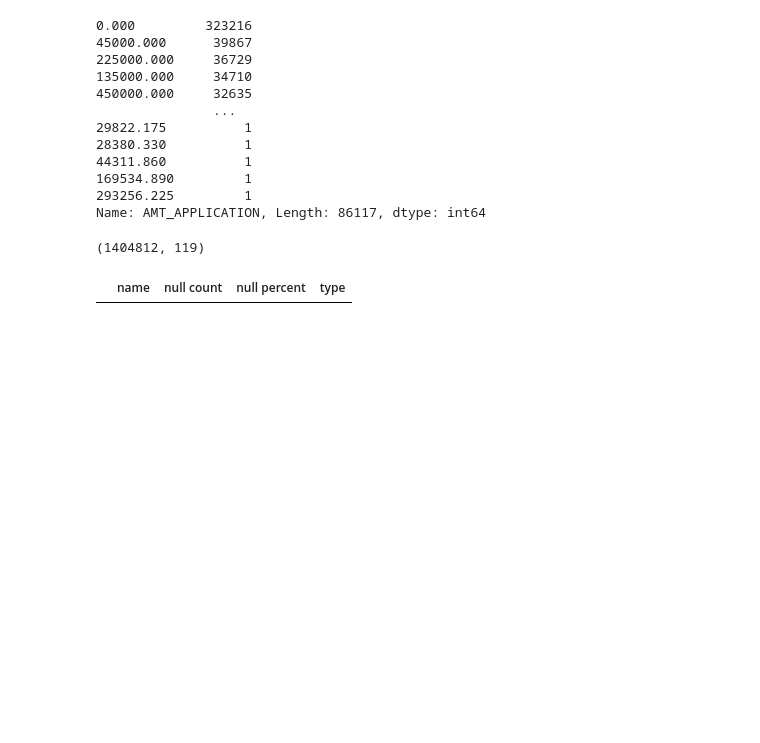
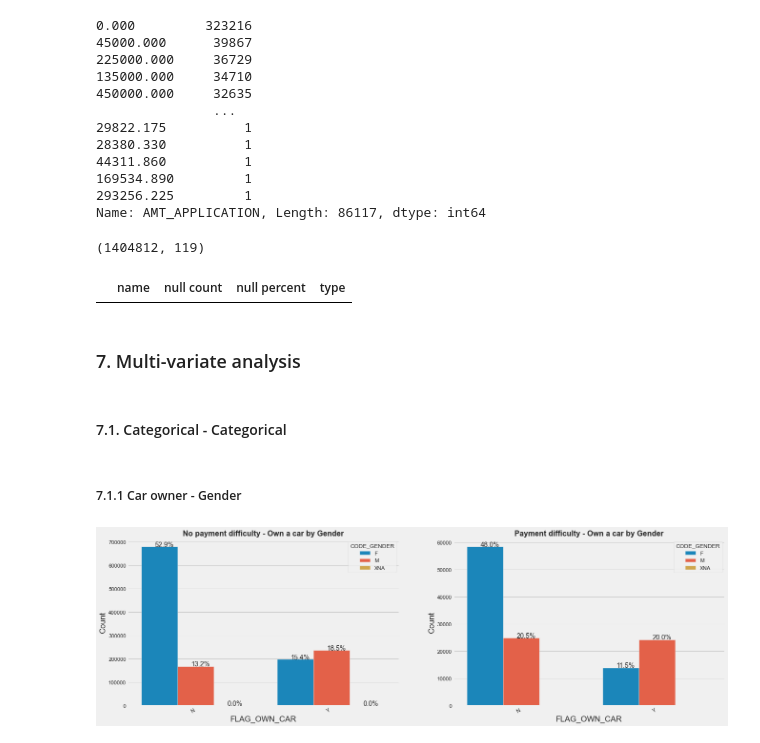
Before and after one commit to kavurisrikanth/risk-analysis-eda, a Jupyter notebook: eda_credit.ipynb, the cells around one changed output. Saved outputs shown, nothing was run; the diff lists cells and outputs as text; code cells hidden in the pictures; blank space fills up the shorter version.

```diff
--- a/eda_credit.ipynb
+++ b/eda_credit.ipynb
@@ -1079,7 +944,7 @@ diff_len = len(all_apps_diff)
 
 sns.set_theme(style='darkgrid')
 
-def plot_countplot(col, readable_name, as_cols=False):
+def plot_countplot(col, readable_name, as_cols=False, hue=None):
     plt.style.use('fivethirtyeight')
     n_rows = 2 if as_cols else 1
     n_cols = 1 if as_cols else 2
@@ -1091,9 +956,12 @@ def plot_countplot(col, readable_name, as_cols=False):
     fig, (ax1, ax2) = plt.subplots(n_rows,n_cols,figsize=(20, height))
 
     order = sorted(set(all_apps_no_diff[col].values))
+    hue_order = None
+    if hue is not None:
+        hue_order = sorted(set(all_apps_no_diff[hue].values))
 
     plt.subplot(n_rows,n_cols,1)
-    sns.countplot(data=all_apps_no_diff, x=col, ax=ax1, order=order)
+    sns.countplot(data=all_apps_no_diff, x=col, ax=ax1, order=order, hue=hue, hue_order=hue_order)
     ax1.set_ylabel('Count')
     ax1.set_xticklabels(ax1.get_xticklabels(), rotation=rotation, ha='right')
     plt.title(f'No payment difficulty - {readable_name}', fontweight='bold', fontsize=16)
@@ -1103,7 +971,7 @@ def plot_countplot(col, readable_name, as_cols=False):
         ax1.annotate('{:.1f}%'.format((p.get_height()/no_diff_len)*100), (p.get_x() + 0.1, p.get_height()))
 
     plt.subplot(n_rows,n_cols,2)
-    sns.countplot(data=all_apps_diff, x=col, ax=ax2, order=order)
+    sns.countplot(data=all_apps_diff, x=col, ax=ax2, order=order, hue=hue, hue_order=hue_order)
     ax2.set_ylabel('Count')
     ax2.set_xticklabels(ax2.get_xticklabels(), rotation=rotation, ha='right')
     plt.title(f'Payment difficulty - {readable_name}', fontweight='bold', fontsize=16)
@@ -1459,3 +1327,13 @@ all_apps.shape
 na_df[na_df['name'] == 'AMT_APPLICATION_PREV']
 # %% [output]
 |  | name | null count | null percent | type |
+# %% [markdown]
+### 7. Multi-variate analysis
+# %% [markdown]
+#### 7.1. Categorical - Categorical
+# %% [markdown]
+##### 7.1.1 Car owner - Gender
+# %%
+plot_countplot('FLAG_OWN_CAR', 'Own a car by Gender', hue='CODE_GENDER')
+# %% [output]
+[figure, added]
```
Also changed, not shown: parts of 91 cells of this notebook, 1 other file.
